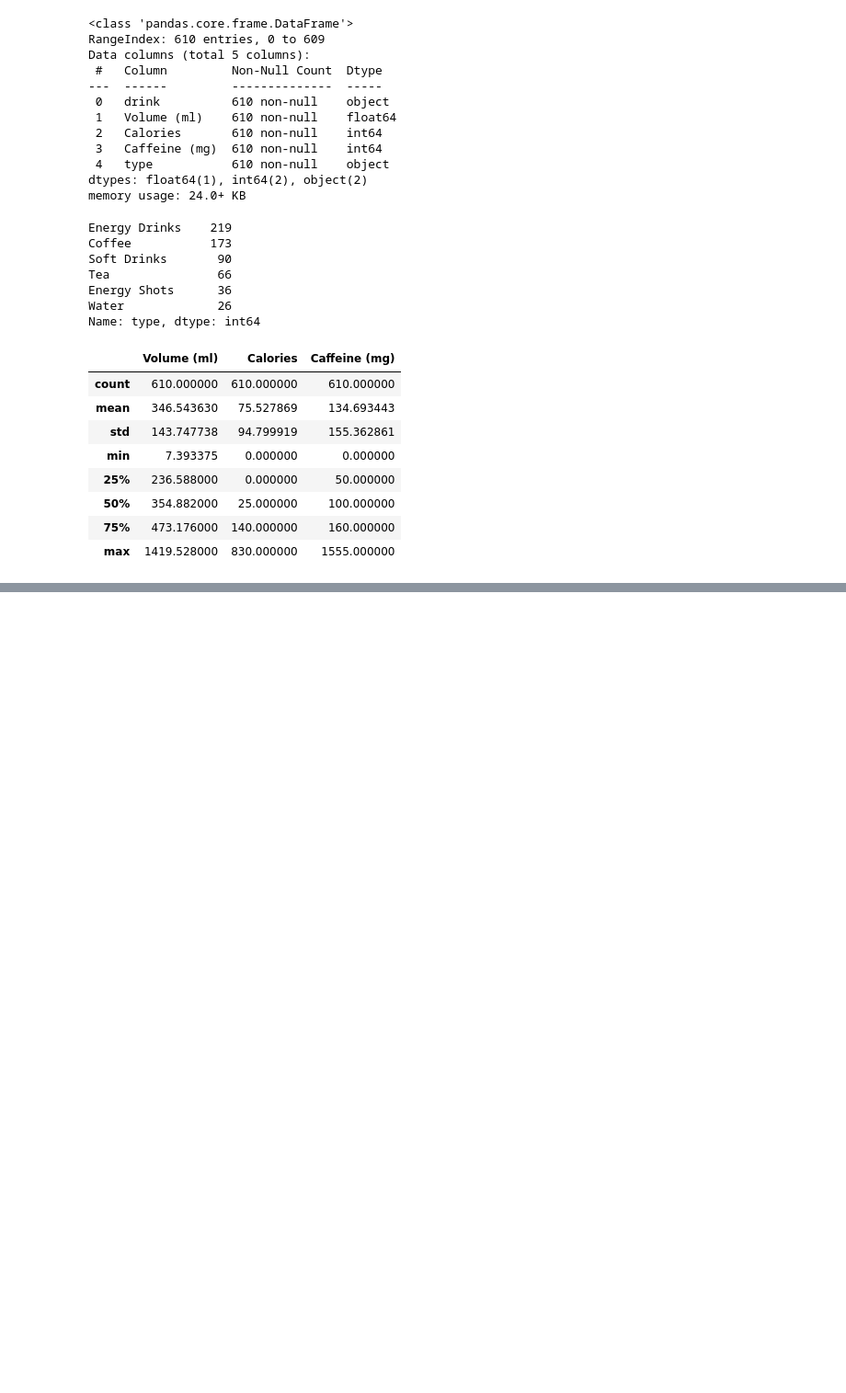
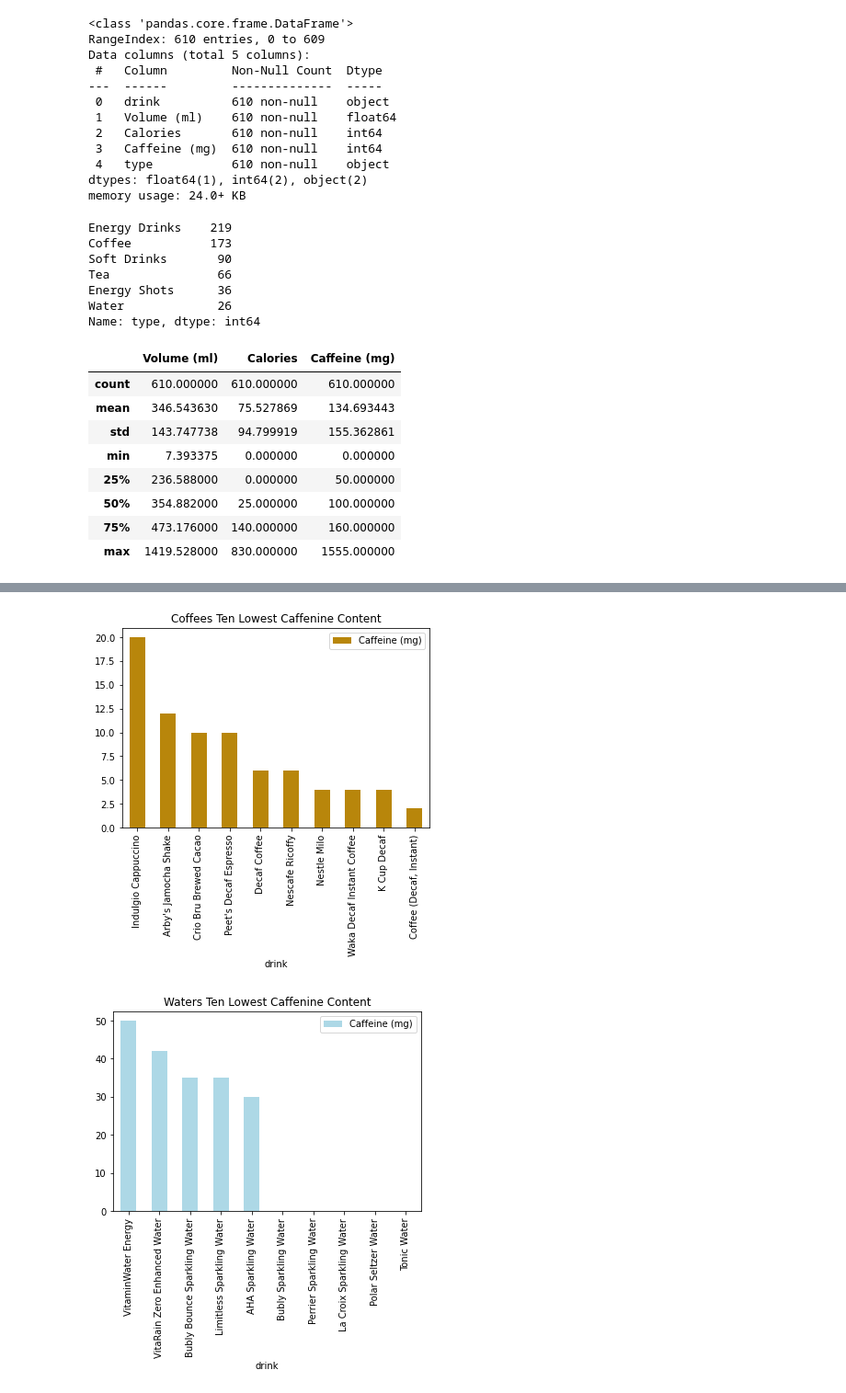
Before and after one commit to LWKYDTWSH/SMU-Project-1-Group-6, a Jupyter notebook: Bekhem's work/Caffeine_BH.ipynb, the cells around one changed output, grey strips where cells are left out. Shown at 92% size. Drawn from its saved outputs; the diff is of its cells as text; code cells hidden in the pictures; blank space fills up the shorter version.

```diff
--- a/Bekhem's work/Caffeine_BH.ipynb
+++ b/Bekhem's work/Caffeine_BH.ipynb
@@ -102,0 +125,8 @@ file
+# %%
+#Dataframe for Energy Drink sorted by Caffeine
+types=['Coffee', 'Energy Drinks', 'Energy Shots', 'Soft Drinks', 'Tea',
+       'Water']
+dfed = file.loc[file.type=="Energy Drinks"].reset_index()
+dfed = dfed.sort_values(by=['Caffeine (mg)'], ascending=False)
+dfed = dfed.drop(['index'], axis=1)
+dfed.head(1)
@@ -102,0 +136,8 @@ file
+# %%
+#Dataframe for Soft Drink sorted by Caffeine
+types=['Coffee', 'Energy Drinks', 'Energy Shots', 'Soft Drinks', 'Tea',
+       'Water']
+dfsd = file.loc[file.type=="Soft Drinks"].reset_index()
+dfsd = dfsd.sort_values(by=['Caffeine (mg)'], ascending=False)
+dfsd = dfsd.drop(['index'], axis=1)
+dfsd.head(1)
@@ -102,0 +202,13 @@ file
+# %%
+#Bar charts for lowest ten caffeine content by type
+s1 = dfc.loc[:, ["drink", "Caffeine (mg)"]].tail(10).plot.bar(x='drink', title='Coffees Ten Lowest Caffenine Content', color=['darkgoldenrod', 'bisque', 'black'])
+s2 = dfw.loc[:, ["drink", "Caffeine (mg)"]].tail(10).plot.bar(x= 'drink', title='Waters Ten Lowest Caffenine Content', color=['lightblue', 'lightgreen', 'blue'])
+s3 = dft.loc[:, ["drink", "Caffeine (mg)"]].tail(10).plot.bar(x= 'drink', title='Teas Ten Lowest Caffenine Content',color=['wheat', 'purple', 'cyan'])
+s4 = dfes.loc[:, ["drink", "Caffeine (mg)"]].tail(10).plot.bar(x= 'drink', title='Energy Shots Ten Lowest Caffenine Content', color=['yellow', 'black', 'red'])
+s5 = dfsd.loc[:, ["drink", "Caffeine (mg)"]].tail(10).plot.bar(x= 'drink', title='Soft Drinks Ten Lowest Caffenine Content', color=['green', 'navajowhite', 'orange'])
+s6 = dfed.loc[:, ["drink", "Caffeine (mg)"]].tail(10).plot.bar(x= 'drink', title='Energy Drinks Ten Lowest Caffenine Content', color=['darkgrey', 'blue', 'maroon'])
+
+plt.show()
+# %% [output]
+[figure, added]
+[figure, added]
```
Also changed, not shown: parts of 33 cells of this notebook, 3 other files.
